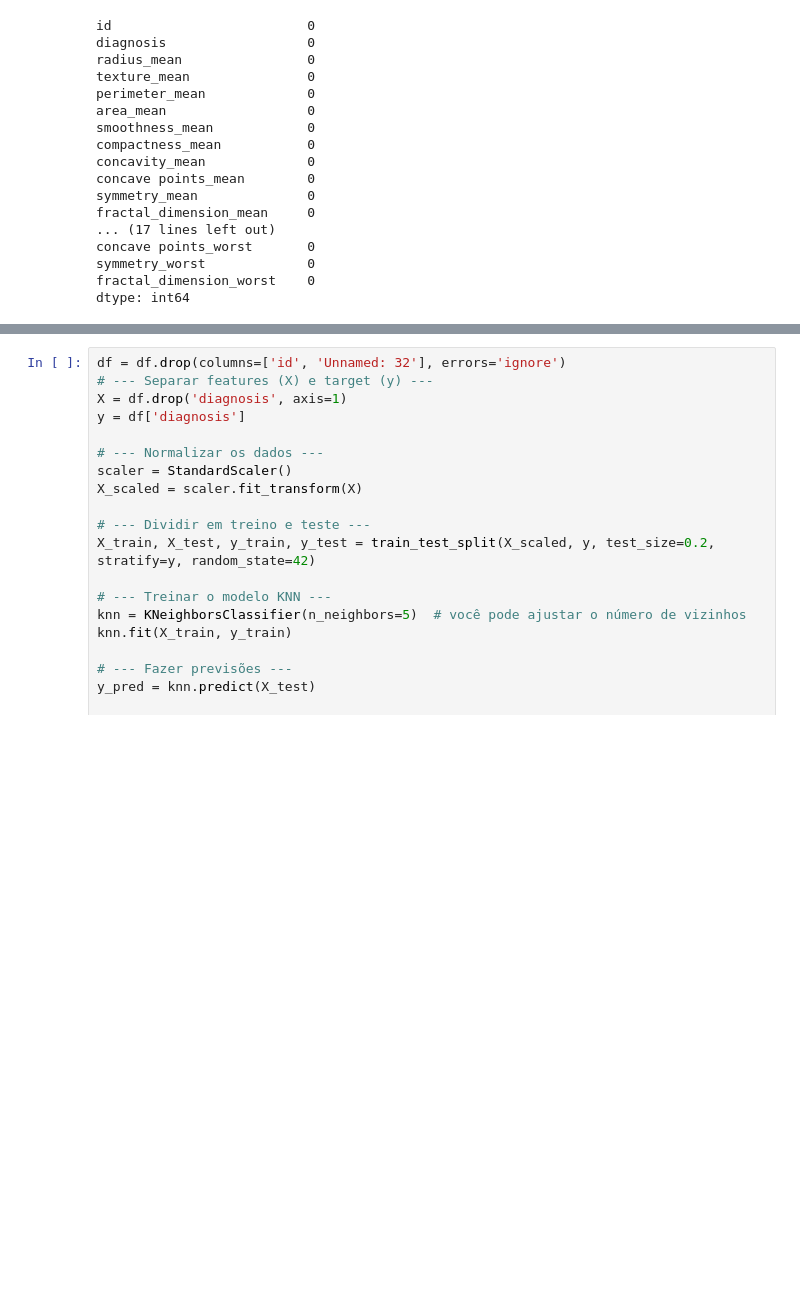
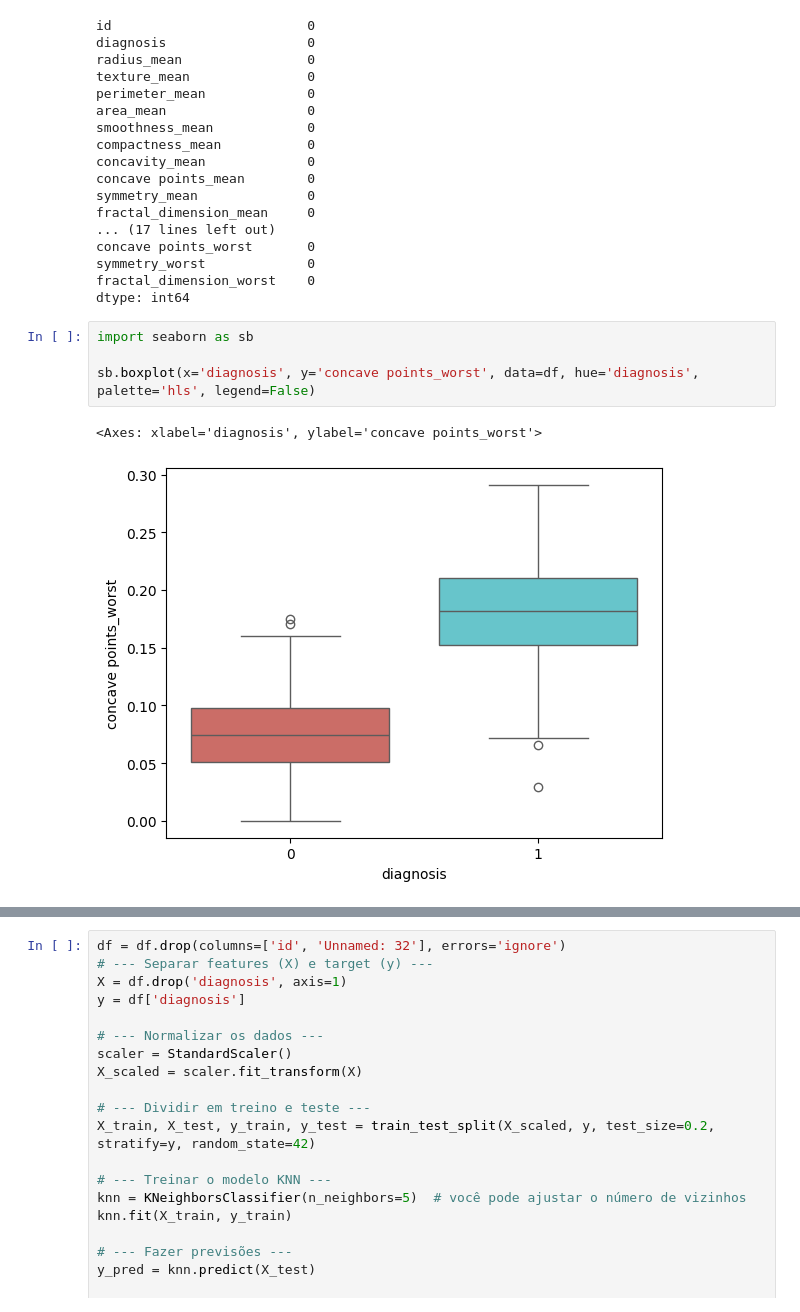
Before and after one commit to KeityPires/tech-challenge-ia-diagnostico, a Jupyter notebook: notebooks/02_exploracao_dados_cancer_mama.ipynb, the cells around one changed output, grey strips where cells are left out. Drawn from its saved outputs; the diff is of its cells as text; blank space fills up the shorter version.

```diff
--- a/notebooks/02_exploracao_dados_cancer_mama.ipynb
+++ b/notebooks/02_exploracao_dados_cancer_mama.ipynb
@@ -192,3 +192,10 @@ concave points_worst       0
 symmetry_worst             0
 fractal_dimension_worst    0
 dtype: int64
+# %%
+import seaborn as sb
+
+sb.boxplot(x='diagnosis', y='concave points_worst', data=df, hue='diagnosis', palette='hls', legend=False)
+# %% [output]
+<Axes: xlabel='diagnosis', ylabel='concave points_worst'>
+[figure, added]
```
Also changed, not shown: parts of 4 cells of this notebook.
